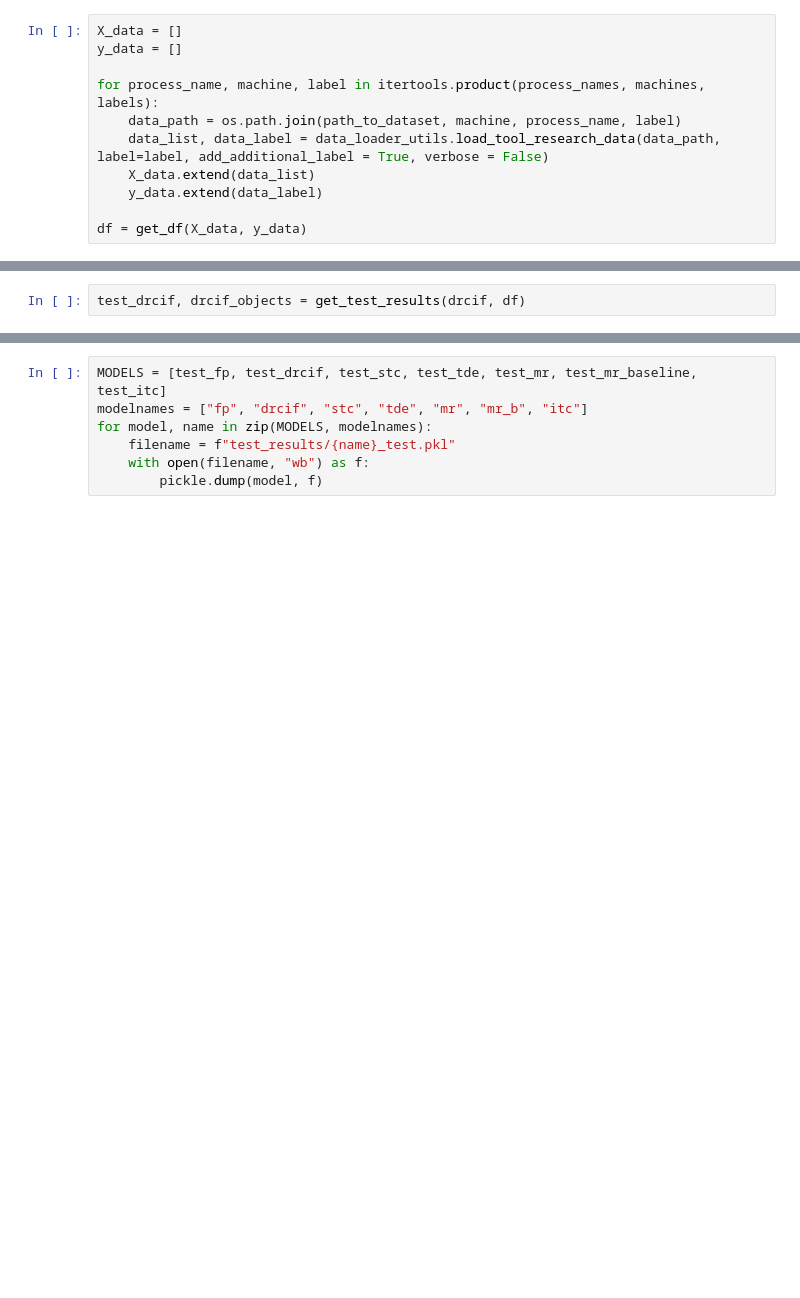
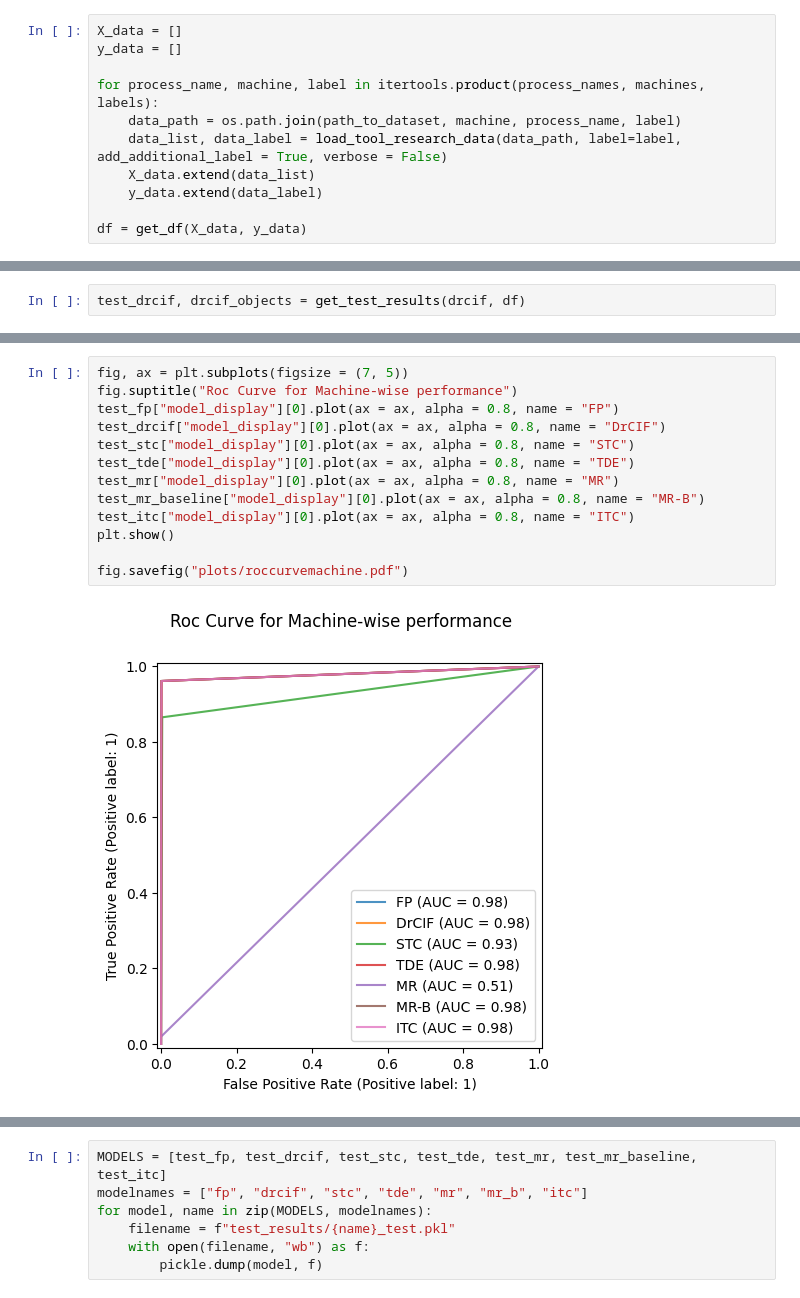
Before and after one commit to Tinus1424/thesis, a Jupyter notebook: main.ipynb, the cells around one changed output, grey strips where cells are left out. Drawn from its saved outputs; the diff is of its cells as text; blank space fills up the shorter version.

Commit message:
figures and refactoring

```diff
--- a/main.ipynb
+++ b/main.ipynb
@@ -34,7 +42,7 @@ y_data = []
 
 for process_name, machine, label in itertools.product(process_names, machines, labels):
     data_path = os.path.join(path_to_dataset, machine, process_name, label)
-    data_list, data_label = data_loader_utils.load_tool_research_data(data_path, label=label, add_additional_label = True, verbose = False)
+    data_list, data_label = load_tool_research_data(data_path, label=label, add_additional_label = True, verbose = False)
     X_data.extend(data_list)
     y_data.extend(data_label)
 
@@ -343,0 +360,15 @@ results_recall
+# %%
+fig, ax = plt.subplots(figsize = (7, 5))
+fig.suptitle("Roc Curve for Machine-wise performance")
+test_fp["model_display"][0].plot(ax = ax, alpha = 0.8, name = "FP")
+test_drcif["model_display"][0].plot(ax = ax, alpha = 0.8, name = "DrCIF")
+test_stc["model_display"][0].plot(ax = ax, alpha = 0.8, name = "STC")
+test_tde["model_display"][0].plot(ax = ax, alpha = 0.8, name = "TDE")
+test_mr["model_display"][0].plot(ax = ax, alpha = 0.8, name = "MR")
+test_mr_baseline["model_display"][0].plot(ax = ax, alpha = 0.8, name = "MR-B")
+test_itc["model_display"][0].plot(ax = ax, alpha = 0.8, name = "ITC")
+plt.show()
+
+fig.savefig("plots/roccurvemachine.pdf")
+# %% [output]
+[figure, added]
```
Also changed, not shown: parts of 20 cells of this notebook, 24 other files.
